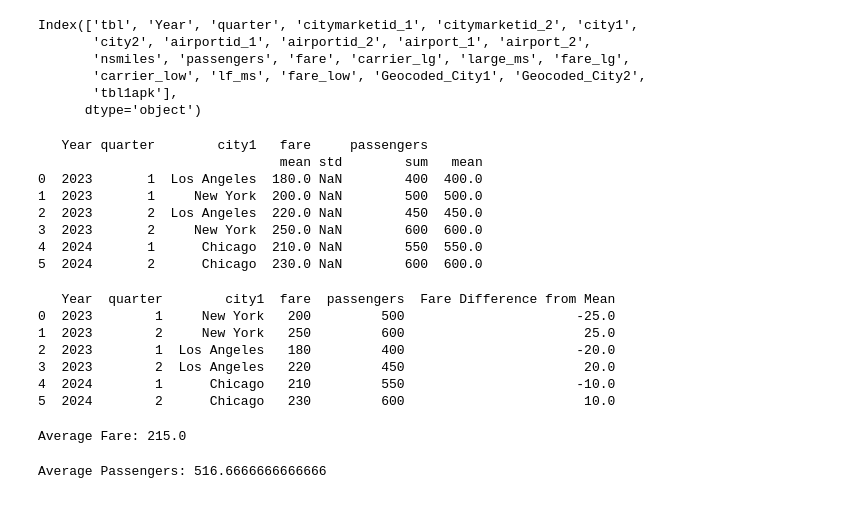
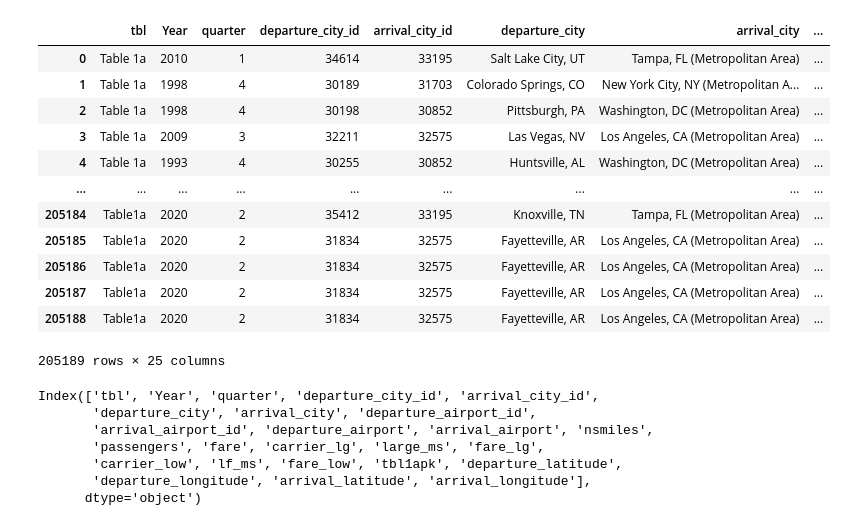
Before and after one commit to CamdenBeck/Project_03, a Jupyter notebook: Zilan/analysis.ipynb, the cells around one changed output. Drawn from its saved outputs; the diff is of its cells as text; code cells hidden in the pictures.

```diff
--- a/Zilan/analysis.ipynb
+++ b/Zilan/analysis.ipynb
@@ -63,52 +7,26 @@ max      2725.600000
-# %%
-print(df.columns)
-# %% [output]
-Index(['tbl', 'Year', 'quarter', 'citymarketid_1', 'citymarketid_2', 'city1',
-       'city2', 'airportid_1', 'airportid_2', 'airport_1', 'airport_2',
-       'nsmiles', 'passengers', 'fare', 'carrier_lg', 'large_ms', 'fare_lg',
-       'carrier_low', 'lf_ms', 'fare_low', 'Geocoded_City1', 'Geocoded_City2',
-       'tbl1apk'],
-      dtype='object')
-# %%
-# Performing multiple statistical operations
-grouped_stats = df.groupby(['Year', 'quarter', 'city1']).agg({
-    'fare': ['mean', 'std'],       # Calculate mean and standard deviation for 'fare'
-    'passengers': ['sum', 'mean']  # Calculate sum and mean for 'passengers'
-}).reset_index()
-
-# Print the result
-print(grouped_stats)
-# %% [output]
-   Year quarter        city1   fare     passengers
-                               mean std        sum   mean
-0  2023       1  Los Angeles  180.0 NaN        400  400.0
-1  2023       1     New York  200.0 NaN        500  500.0
-2  2023       2  Los Angeles  220.0 NaN        450  450.0
-3  2023       2     New York  250.0 NaN        600  600.0
-4  2024       1      Chicago  210.0 NaN        550  550.0
-5  2024       2      Chicago  230.0 NaN        600  600.0
-# %%
-# Grouping by 'city1' column and calculating the 'fare' difference from the mean for each row
-df['Fare Difference from Mean'] = df.groupby('city1')['fare'].transform(lambda x: x - x.mean())
-
-# Print the result
-print(df)
-# %% [output]
-   Year  quarter        city1  fare  passengers  Fare Difference from Mean
-0  2023        1     New York   200         500                      -25.0
-1  2023        2     New York   250         600                       25.0
-2  2023        1  Los Angeles   180         400                      -20.0
-3  2023        2  Los Angeles   220         450                       20.0
-4  2024        1      Chicago   210         550                      -10.0
-5  2024        2      Chicago   230         600                       10.0
-# %%
-# Calculate averages for specific columns
-avg_fare = df['fare'].mean()           # Average fare
-print(f"Average Fare: {avg_fare}")
-# %% [output]
-Average Fare: 215.0
-# %%
-avg_passengers = df['passengers'].mean()
-print(f"Average Passengers: {avg_passengers}")
-# %% [output]
-Average Passengers: 516.6666666666666
+# %%
+df
+# %% [output]
+|  | tbl | Year | quarter | departure_city_id | arrival_city_id | departure_city | arrival_city | ... |
+| 0 | Table 1a | 2010 | 1 | 34614 | 33195 | Salt Lake City, UT | Tampa, FL (Metropolitan Area) | ... |
+| 1 | Table 1a | 1998 | 4 | 30189 | 31703 | Colorado Springs, CO | New York City, NY (Metropolitan A... | ... |
+| 2 | Table 1a | 1998 | 4 | 30198 | 30852 | Pittsburgh, PA | Washington, DC (Metropolitan Area) | ... |
+| 3 | Table 1a | 2009 | 3 | 32211 | 32575 | Las Vegas, NV | Los Angeles, CA (Metropolitan Area) | ... |
+| 4 | Table 1a | 1993 | 4 | 30255 | 30852 | Huntsville, AL | Washington, DC (Metropolitan Area) | ... |
+| ... | ... | ... | ... | ... | ... | ... | ... | ... |
+| 205184 | Table1a | 2020 | 2 | 35412 | 33195 | Knoxville, TN | Tampa, FL (Metropolitan Area) | ... |
+| 205185 | Table1a | 2020 | 2 | 31834 | 32575 | Fayetteville, AR | Los Angeles, CA (Metropolitan Area) | ... |
+| 205186 | Table1a | 2020 | 2 | 31834 | 32575 | Fayetteville, AR | Los Angeles, CA (Metropolitan Area) | ... |
+| 205187 | Table1a | 2020 | 2 | 31834 | 32575 | Fayetteville, AR | Los Angeles, CA (Metropolitan Area) | ... |
+| 205188 | Table1a | 2020 | 2 | 31834 | 32575 | Fayetteville, AR | Los Angeles, CA (Metropolitan Area) | ... |
+205189 rows × 25 columns
+# %%
+df.columns
+# %% [output]
+Index(['tbl', 'Year', 'quarter', 'departure_city_id', 'arrival_city_id',
+       'departure_city', 'arrival_city', 'departure_airport_id',
+       'arrival_airport_id', 'departure_airport', 'arrival_airport', 'nsmiles',
+       'passengers', 'fare', 'carrier_lg', 'large_ms', 'fare_lg',
+       'carrier_low', 'lf_ms', 'fare_low', 'tbl1apk', 'departure_latitude',
+       'departure_longitude', 'arrival_latitude', 'arrival_longitude'],
+      dtype='object')
```
Also changed, not shown: parts of 22 cells of this notebook, 1 other file.
